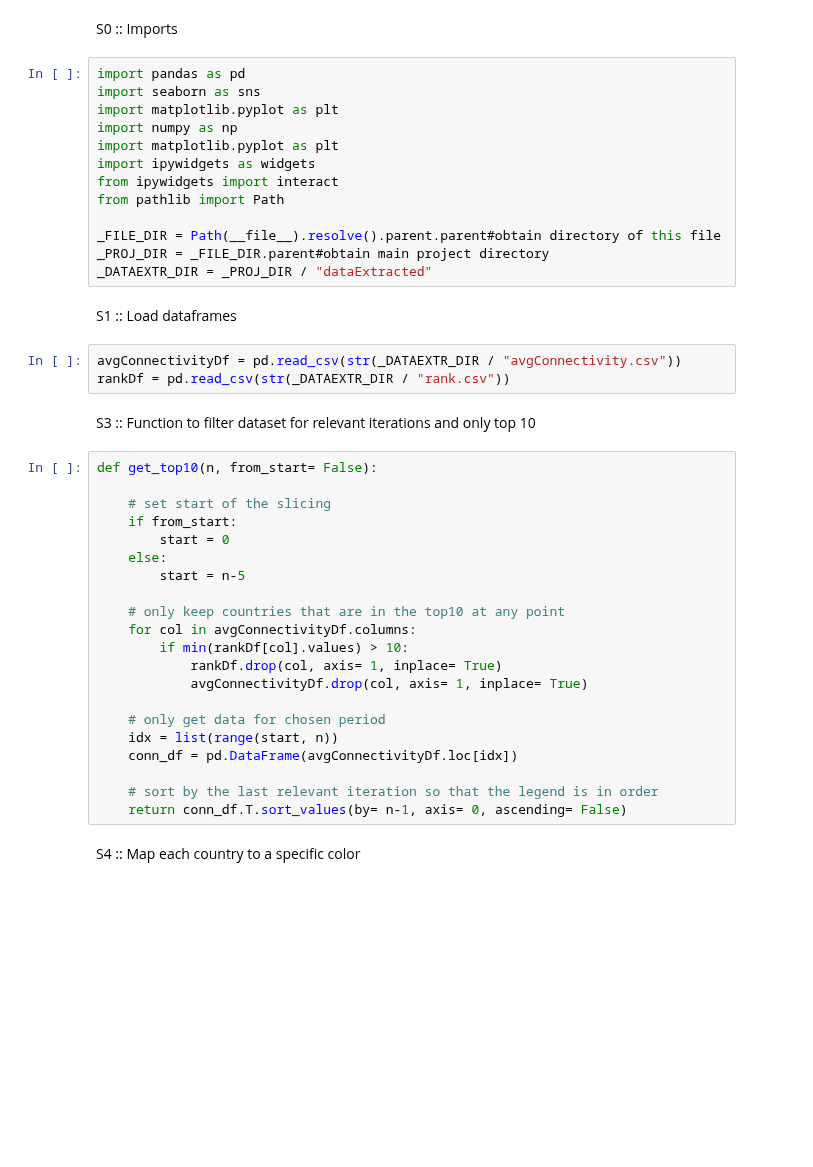
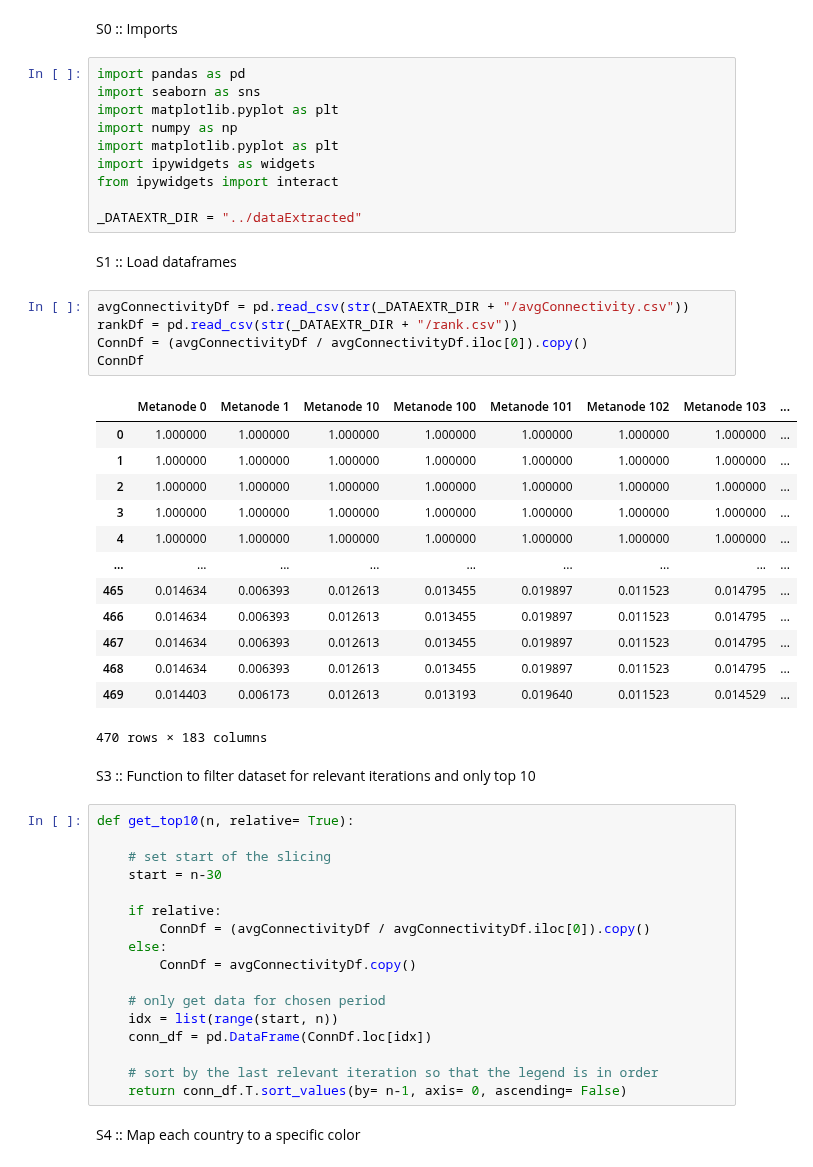
Before and after one commit to vinp505/UCNA, a Jupyter notebook: visualizations/connectivity_top10.ipynb, the cells around one changed output. Cells and saved outputs as stored; diff of their text form; blank space fills up the shorter version.

```diff
--- a/visualizations/connectivity_top10.ipynb
+++ b/visualizations/connectivity_top10.ipynb
@@ -8,36 +8,45 @@ import numpy as np
 import matplotlib.pyplot as plt
 import ipywidgets as widgets
 from ipywidgets import interact
-from pathlib import Path
 
-_FILE_DIR = Path(__file__).resolve().parent.parent#obtain directory of this file
-_PROJ_DIR = _FILE_DIR.parent#obtain main project directory
-_DATAEXTR_DIR = _PROJ_DIR / "dataExtracted"
+_DATAEXTR_DIR = "../dataExtracted"
 # %% [markdown]
 S1 :: Load dataframes
 # %%
-avgConnectivityDf = pd.read_csv(str(_DATAEXTR_DIR / "avgConnectivity.csv"))
-rankDf = pd.read_csv(str(_DATAEXTR_DIR / "rank.csv"))
+avgConnectivityDf = pd.read_csv(str(_DATAEXTR_DIR + "/avgConnectivity.csv"))
+rankDf = pd.read_csv(str(_DATAEXTR_DIR + "/rank.csv"))
+ConnDf = (avgConnectivityDf / avgConnectivityDf.iloc[0]).copy()
+ConnDf
+# %% [output]
+|  | Metanode 0 | Metanode 1 | Metanode 10 | Metanode 100 | Metanode 101 | Metanode 102 | Metanode 103 | ... |
+| 0 | 1.000000 | 1.000000 | 1.000000 | 1.000000 | 1.000000 | 1.000000 | 1.000000 | ... |
+| 1 | 1.000000 | 1.000000 | 1.000000 | 1.000000 | 1.000000 | 1.000000 | 1.000000 | ... |
+| 2 | 1.000000 | 1.000000 | 1.000000 | 1.000000 | 1.000000 | 1.000000 | 1.000000 | ... |
+| 3 | 1.000000 | 1.000000 | 1.000000 | 1.000000 | 1.000000 | 1.000000 | 1.000000 | ... |
+| 4 | 1.000000 | 1.000000 | 1.000000 | 1.000000 | 1.000000 | 1.000000 | 1.000000 | ... |
+| ... | ... | ... | ... | ... | ... | ... | ... | ... |
+| 465 | 0.014634 | 0.006393 | 0.012613 | 0.013455 | 0.019897 | 0.011523 | 0.014795 | ... |
+| 466 | 0.014634 | 0.006393 | 0.012613 | 0.013455 | 0.019897 | 0.011523 | 0.014795 | ... |
+| 467 | 0.014634 | 0.006393 | 0.012613 | 0.013455 | 0.019897 | 0.011523 | 0.014795 | ... |
+| 468 | 0.014634 | 0.006393 | 0.012613 | 0.013455 | 0.019897 | 0.011523 | 0.014795 | ... |
+| 469 | 0.014403 | 0.006173 | 0.012613 | 0.013193 | 0.019640 | 0.011523 | 0.014529 | ... |
+470 rows × 183 columns
 # %% [markdown]
 S3 :: Function to filter dataset for relevant iterations and only top 10
 # %%
-def get_top10(n, from_start= False):
+def get_top10(n, relative= True):
 
     # set start of the slicing
-    if from_start:
-        start = 0
+    start = n-30
+
+    if relative:
+        ConnDf = (avgConnectivityDf / avgConnectivityDf.iloc[0]).copy()
     else:
-        start = n-5
-
-    # only keep countries that are in the top10 at any point
-    for col in avgConnectivityDf.columns:
-        if min(rankDf[col].values) > 10:
-            rankDf.drop(col, axis= 1, inplace= True)
-            avgConnectivityDf.drop(col, axis= 1, inplace= True)
+        ConnDf = avgConnectivityDf.copy()
 
     # only get data for chosen period
     idx = list(range(start, n))
-    conn_df = pd.DataFrame(avgConnectivityDf.loc[idx])
+    conn_df = pd.DataFrame(ConnDf.loc[idx])
 
     # sort by the last relevant iteration so that the legend is in order
     return conn_df.T.sort_values(by= n-1, axis= 0, ascending= False)
```
Also changed, not shown: parts of 1 cell of this notebook, 4 other files.
